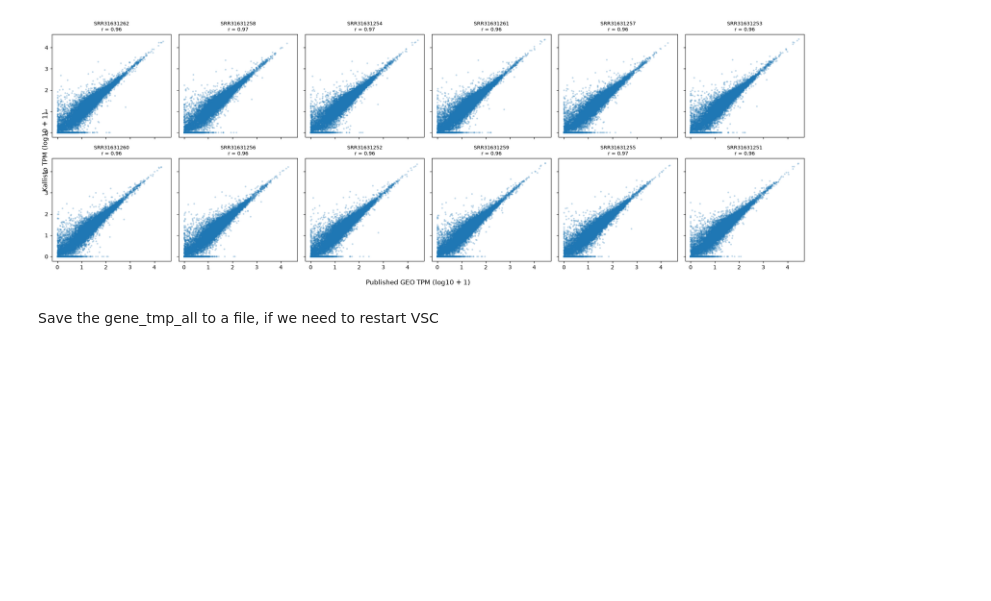
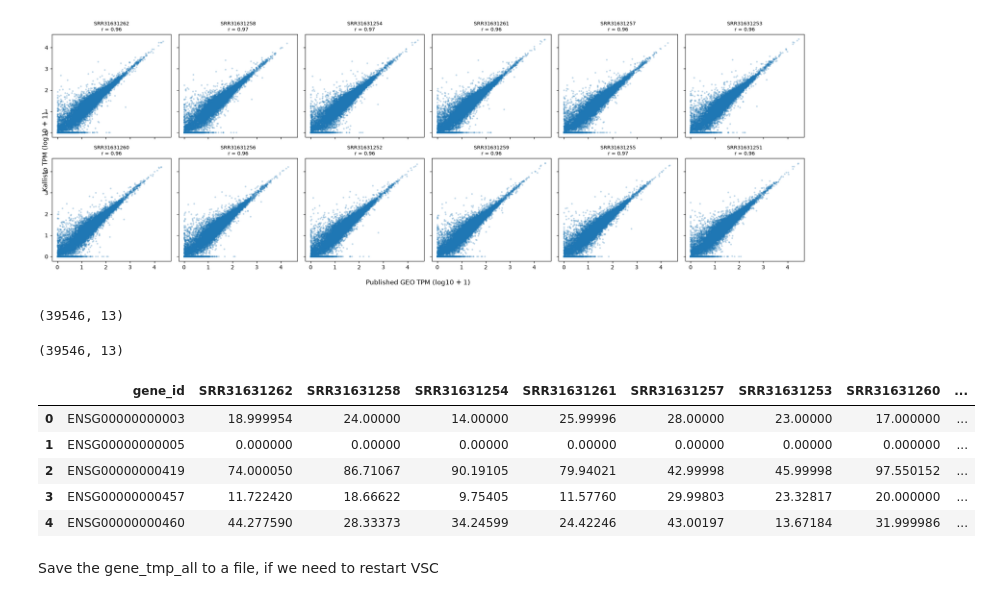
Before and after one commit to SvavaDa/GSE283655_project, a Jupyter notebook: GSE283655-simplified-data.ipynb, the cells around one changed output. Saved outputs shown, nothing was run; the diff lists cells and outputs as text; code cells hidden in the pictures; blank space fills up the shorter version.

Commit message:
Add gene count matrix for variance and differential expression analysis

```diff
--- a/GSE283655-simplified-data.ipynb
+++ b/GSE283655-simplified-data.ipynb
@@ -689,8 +689,9 @@ fig, axes = plt.subplots(
 
 axes = axes.flatten()
 
-# Matrix that will store gene-level TPM for all 12 samples
+# Matrices that will store gene-level TPM and estimated counts for all 12 samples
 gene_tpm_all = None
+gene_counts_all = None
 
 for ax, (run, geo_col) in zip(
     axes,
@@ -718,7 +719,14 @@ for ax, (run, geo_col) in zip(
         .sum()
     )
 
-    # Add this sample to the matrix for PCA/heatmap
+    # Sum transcript estimated counts belonging to the same gene
+    kallisto_gene_counts = (
+        kallisto_gene
+        .groupby("gene_id", as_index=False)["est_counts"]
+        .sum()
+    )
+
+    # Add this sample to TPM matrix
     gene_tpm = kallisto_gene_tpm.rename(
         columns={"tpm": run}
     )
@@ -728,6 +736,20 @@ for ax, (run, geo_col) in zip(
     else:
         gene_tpm_all = gene_tpm_all.merge(
             gene_tpm,
+            on="gene_id",
+            how="inner"
+        )
+
+    # Add this sample to estimated-count matrix
+    gene_counts = kallisto_gene_counts.rename(
+        columns={"est_counts": run}
+    )
+
+    if gene_counts_all is None:
+        gene_counts_all = gene_counts
+    else:
+        gene_counts_all = gene_counts_all.merge(
+            gene_counts,
             on="gene_id",
             how="inner"
         )
@@ -779,6 +801,23 @@ plt.savefig(
 plt.show()
 # %% [output]
 [figure]
+# %%
+gene_tpm_all.shape
+# %% [output]
+(39546, 13)
+# %%
+gene_counts_all.shape
+# %% [output]
+(39546, 13)
+# %%
+gene_counts_all.head()
+# %% [output]
+|  | gene_id | SRR31631262 | SRR31631258 | SRR31631254 | SRR31631261 | SRR31631257 | SRR31631253 | SRR31631260 | ... |
+| 0 | ENSG00000000003 | 18.999954 | 24.00000 | 14.00000 | 25.99996 | 28.00000 | 23.00000 | 17.000000 | ... |
+| 1 | ENSG00000000005 | 0.000000 | 0.00000 | 0.00000 | 0.00000 | 0.00000 | 0.00000 | 0.000000 | ... |
+| 2 | ENSG00000000419 | 74.000050 | 86.71067 | 90.19105 | 79.94021 | 42.99998 | 45.99998 | 97.550152 | ... |
+| 3 | ENSG00000000457 | 11.722420 | 18.66622 | 9.75405 | 11.57760 | 29.99803 | 23.32817 | 20.000000 | ... |
+| 4 | ENSG00000000460 | 44.277590 | 28.33373 | 34.24599 | 24.42246 | 43.00197 | 13.67184 | 31.999986 | ... |
 # %% [markdown]
 Save the gene_tmp_all to a file, if we need to restart VSC
 # %%
```
Also changed, not shown: parts of 3 cells of this notebook.
